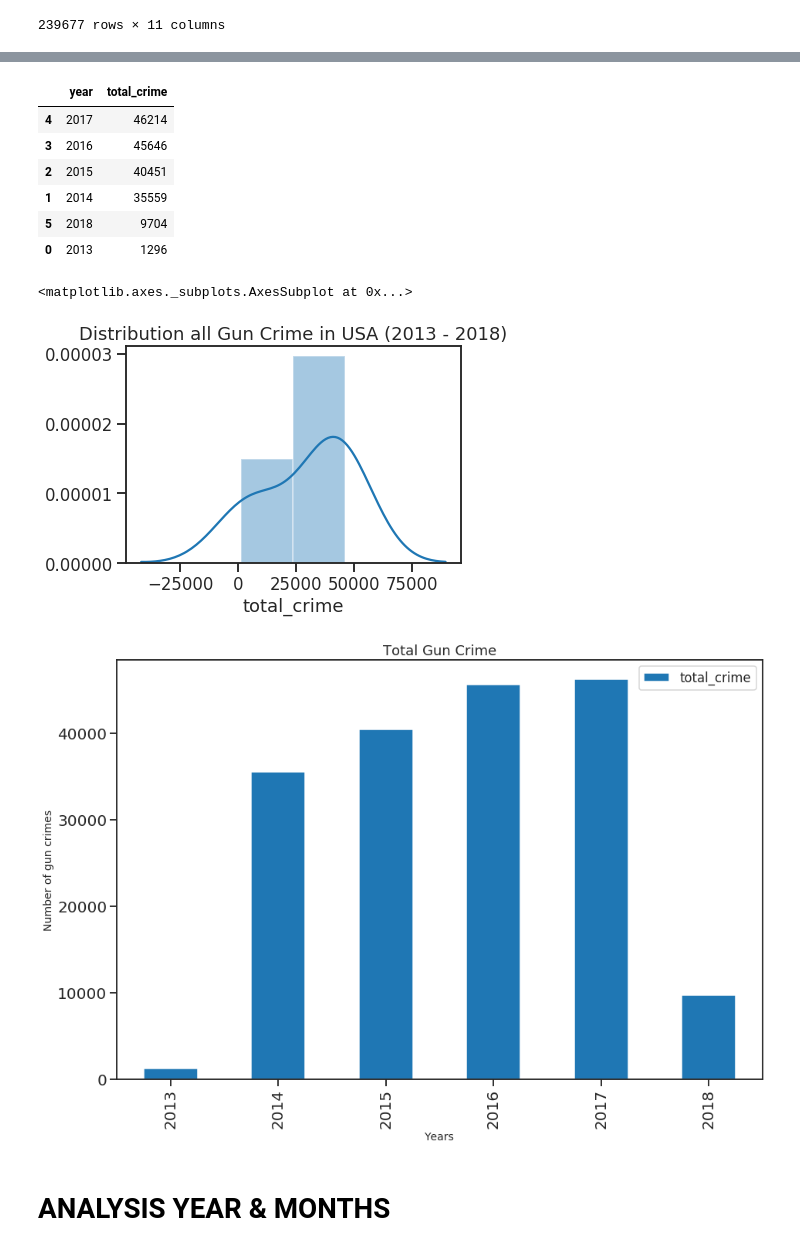
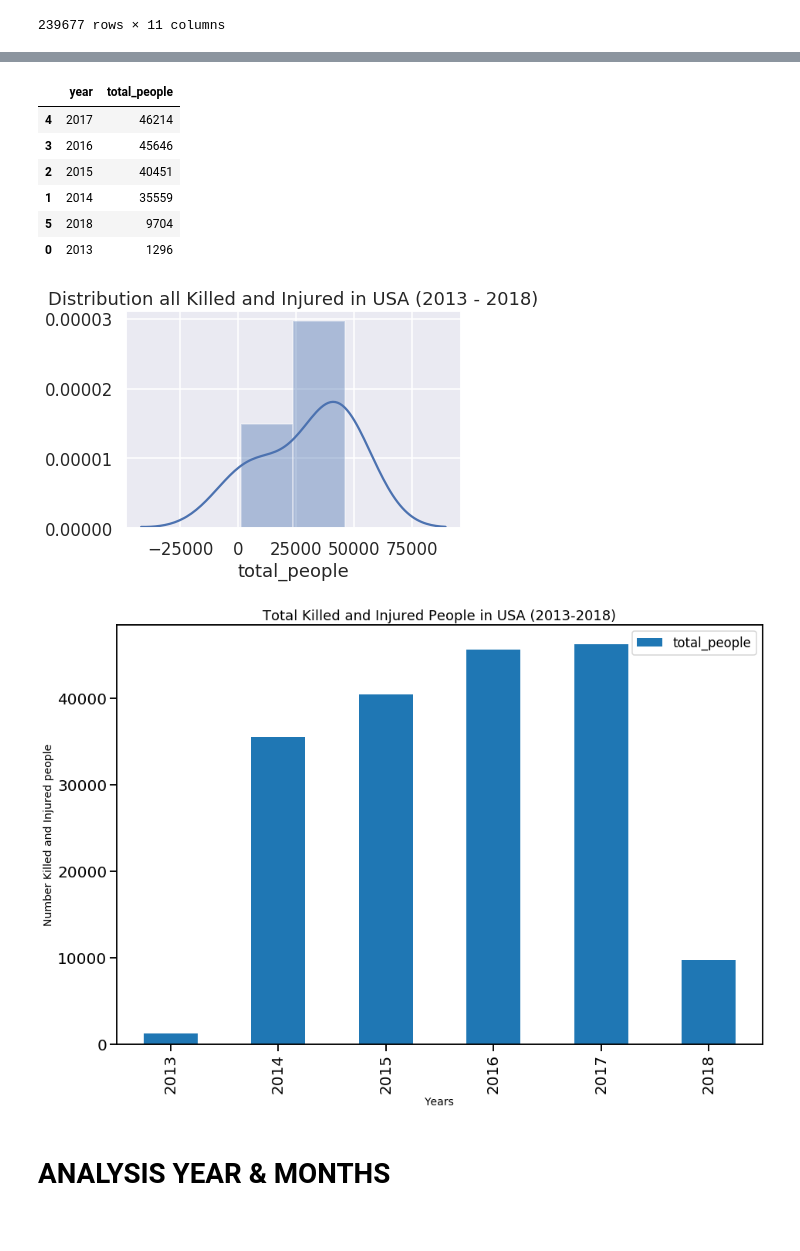
Before and after one commit to GFrosi/Gun_viol_project, a Jupyter notebook: Gun_Viol_Final.ipynb, the cells around one changed output, grey strips where cells are left out. Drawn from its saved outputs; the diff is of its cells as text; code cells hidden in the pictures.

```diff
--- a/Gun_Viol_Final.ipynb
+++ b/Gun_Viol_Final.ipynb
@@ -85,8 +87,8 @@ df_gun
 | 239676 | 2018-03-31 | Maine | Norridgewock | 2 | 0 | 0::Handgun||1::Shotgun | Shot - Dead (murder, accidental, ... | ... |
 239677 rows × 11 columns
 # %%
-#Creating a new column Total Crime
-df_gun['total_crime'] = df_gun['n_killed'] + df_gun['n_injured']
+#Creating a new column Total people
+df_gun['total_people'] = df_gun['n_killed'] + df_gun['n_injured']
 df_gun
 # %% [output]
 A value is trying to be set on a copy of a slice from a DataFrame.
@@ -125,9 +128,14 @@ y_m_d = df_gun['date'].str.split('-', expand=True)
 #y_m_d
 # %%
 #add year and month in dataframe
-df_gun['year'] = y_m_d[0]
-df_gun['month'] = y_m_d[1]
-df_gun.columns
+# df_gun['year'] = y_m_d[0]
+# df_gun['month'] = y_m_d[1]
+# df_gun.columns
+
+df_gun_final['year'] = pd.DatetimeIndex(df_gun['date']).year
+df_gun_final['month'] = pd.DatetimeIndex(df_gun['date']).month
+#df_gun_final['day'] = pd.DatetimeIndex(df_gun['date']).day
+df_gun_final.head()
 # %% [output]
 A value is trying to be set on a copy of a slice from a DataFrame.
 Try using .loc[row_indexer,col_indexer] = value instead
@@ -149,7 +158,7 @@ Index(['date', 'state', 'city_or_county', 'n_killed', 'n_injured', 'gun_type',
 #        'incident_characteristics', 'participant_age', 'participant_gender','participant_status', 'participant_type']]
 # df_gun_final.head()
 
-df_gun_final = df_gun[['date', 'year', 'month', 'state', 'city_or_county', 'n_killed', 'n_injured', 'total_crime', 'gun_type',
+df_gun_final = df_gun[['date', 'year', 'month', 'state', 'city_or_county', 'n_killed', 'n_injured', 'total_people', 'gun_type',
        'incident_characteristics', 'participant_age', 'participant_gender','participant_status', 'participant_type']]
 df_gun_final.head()
 # %% [output]
@@ -162,14 +330,14 @@ df_gun_final.head()
 # %%
 #sum of all crimes per year
 
-groupby_year = df_gun_final.groupby(['year'])['total_crime'].sum().reset_index()
+groupby_year = df_gun_final.groupby(['year'])['total_people'].sum().reset_index()
 
-groupby_year_sorted = groupby_year.sort_values(['total_crime'], ascending = False)
+groupby_year_sorted = groupby_year.sort_values(['total_people'], ascending = False)
 groupby_year_sorted
 
 ##2018 - just have three months data. However, its level of gun violence is higher than 2013!!!!! #almost 8 times
 # %% [output]
-|  | year | total_crime |
+|  | year | total_people |
 | 4 | 2017 | 46214 |
 | 3 | 2016 | 45646 |
 | 2 | 2015 | 40451 |
@@ -182,19 +347,21 @@ groupby_year_sorted
 # %%
 #Fit distribution all crimes during 2013-2018
 
-plt.title('Distribution all Gun Crime in USA (2013 - 2018)')
-sns.distplot(groupby_year['total_crime'])
+plt.title('Distribution all Killed and Injured in USA (2013 - 2018)')
+sns.set_context('talk')
+sns.distplot(groupby_year['total_people'])
+
+plt.show()
 # %% [output]
-<matplotlib.axes._subplots.AxesSubplot at 0x...>
-[figure, old version]
+[figure, new version]
 # %%
-ax = groupby_year[['total_crime']].plot(kind='bar', title ="Total Gun Crime", figsize=(15, 10), legend=True, fontsize=20)
+ax = groupby_year[['total_people']].plot(kind='bar', title ="Total Killed and Injured People in USA (2013-2018)", figsize=(15, 10), legend=True, fontsize=20)
 ax.set_xlabel("Years", fontsize=14)
-ax.set_ylabel("Number of gun crimes", fontsize=14)
+ax.set_ylabel("Number Killed and Injured people", fontsize=14)
 plt.xticks(groupby_year.index,groupby_year["year"].values)
 plt.show()
 # %% [output]
-[figure, old version]
+[figure, new version]
 # %% [markdown]
 # ANALYSIS YEAR & MONTHS
 # %%
```
Also changed, not shown: parts of 50 cells of this notebook.
